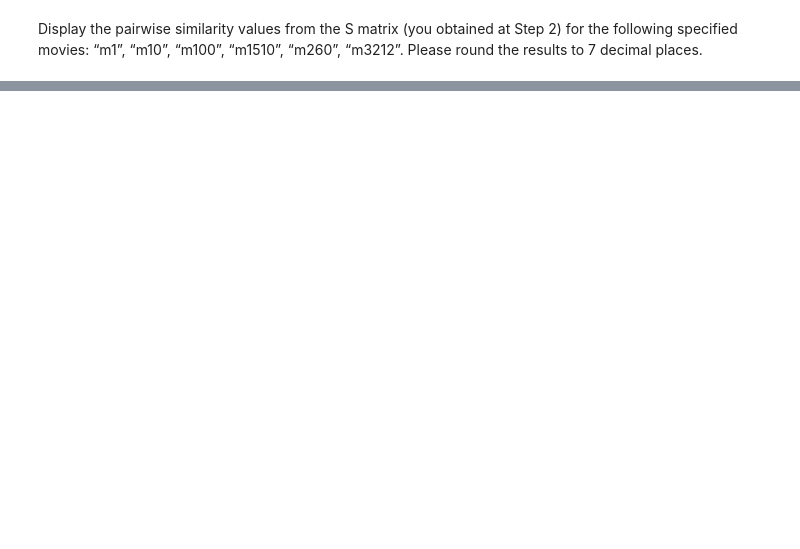
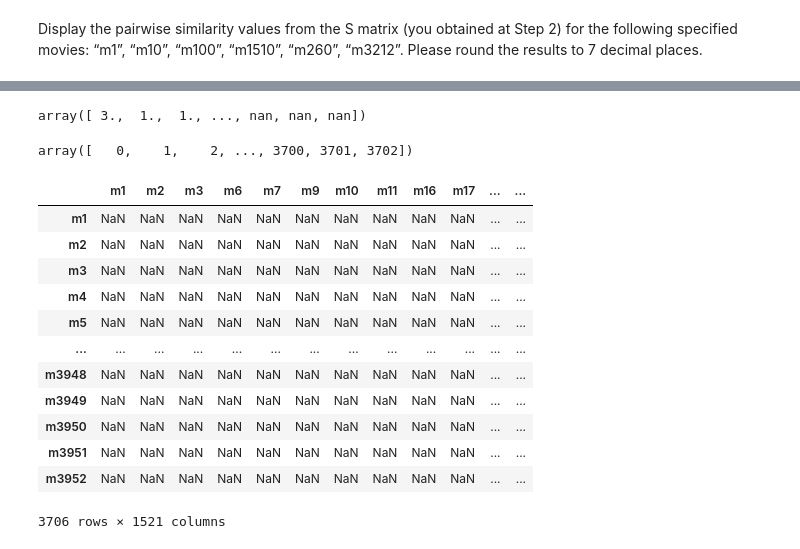
Before and after one commit to zelal-Eizaldeen/project2_Walmart_Price_Prediction, a Jupyter notebook: project4_3113_zelalae2.ipynb, the cells around one changed output, grey strips where cells are left out. Cells and saved outputs as stored; diff of their text form; code cells hidden in the pictures; blank space fills up the shorter version.

```diff
--- a/project4_3113_zelalae2.ipynb
+++ b/project4_3113_zelalae2.ipynb
@@ -546,0 +604,27 @@ s_matrix_top30 = keep_top_n(s_matrix_new, 30)
+# %%
+newuser = rating_matrix.loc['u1181'].to_numpy()
+newuser
+# %% [output]
+array([ 3.,  1.,  1., ..., nan, nan, nan])
+# %%
+non_nan_indices = np.where(~np.isnan(newuser))[0]
+non_nan_indices
+# %% [output]
+array([   0,    1,    2, ..., 3700, 3701, 3702])
+# %%
+selected_movie = s_matrix_top30.iloc[:, non_nan_indices]
+selected_movie
+# %% [output]
+|  | m1 | m2 | m3 | m6 | m7 | m9 | m10 | m11 | m16 | m17 | ... | ... |
+| m1 | NaN | NaN | NaN | NaN | NaN | NaN | NaN | NaN | NaN | NaN | ... | ... |
+| m2 | NaN | NaN | NaN | NaN | NaN | NaN | NaN | NaN | NaN | NaN | ... | ... |
+| m3 | NaN | NaN | NaN | NaN | NaN | NaN | NaN | NaN | NaN | NaN | ... | ... |
+| m4 | NaN | NaN | NaN | NaN | NaN | NaN | NaN | NaN | NaN | NaN | ... | ... |
+| m5 | NaN | NaN | NaN | NaN | NaN | NaN | NaN | NaN | NaN | NaN | ... | ... |
+| ... | ... | ... | ... | ... | ... | ... | ... | ... | ... | ... | ... | ... |
+| m3948 | NaN | NaN | NaN | NaN | NaN | NaN | NaN | NaN | NaN | NaN | ... | ... |
+| m3949 | NaN | NaN | NaN | NaN | NaN | NaN | NaN | NaN | NaN | NaN | ... | ... |
+| m3950 | NaN | NaN | NaN | NaN | NaN | NaN | NaN | NaN | NaN | NaN | ... | ... |
+| m3951 | NaN | NaN | NaN | NaN | NaN | NaN | NaN | NaN | NaN | NaN | ... | ... |
+| m3952 | NaN | NaN | NaN | NaN | NaN | NaN | NaN | NaN | NaN | NaN | ... | ... |
+3706 rows × 1521 columns
```
Also changed, not shown: parts of 14 cells of this notebook.
